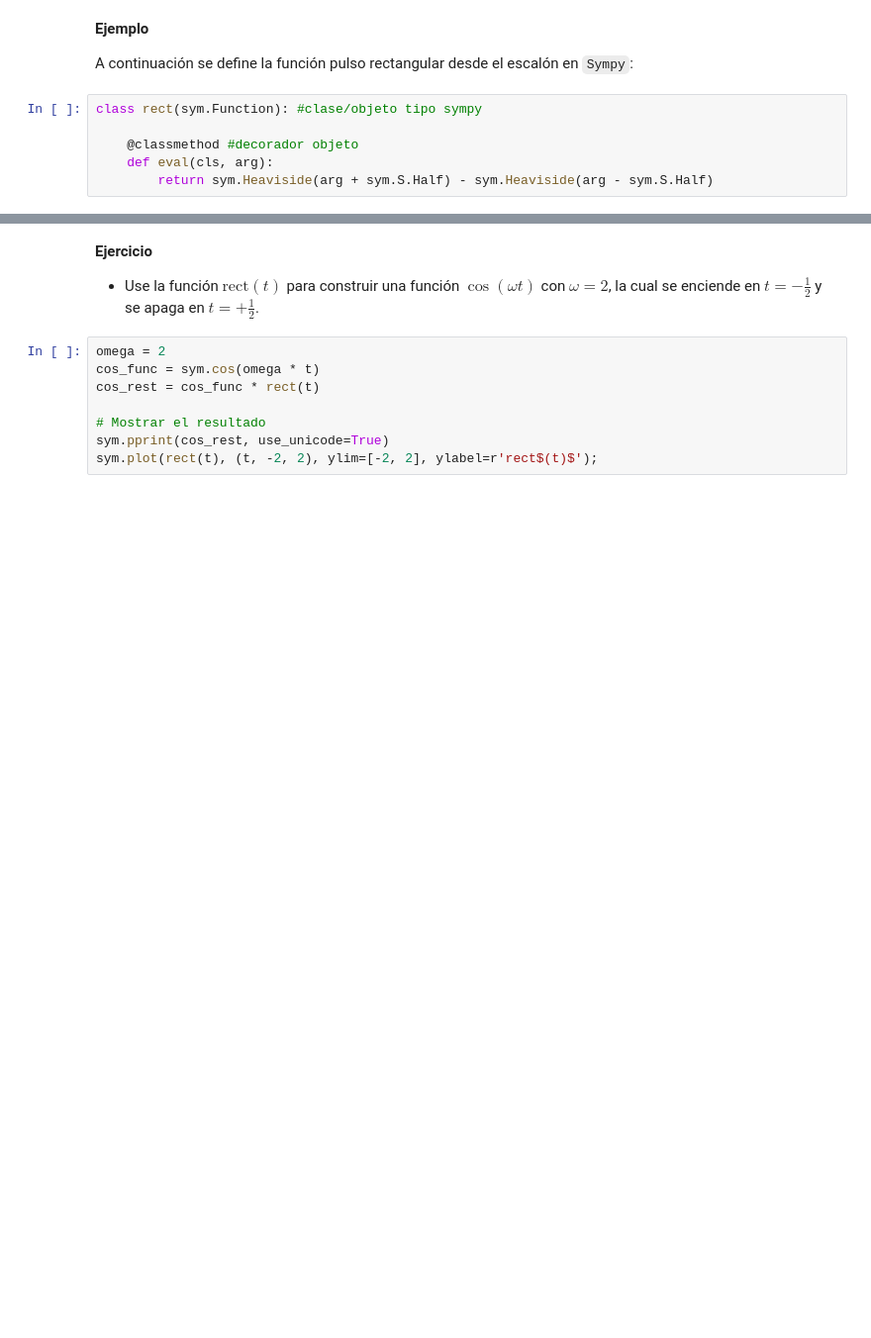
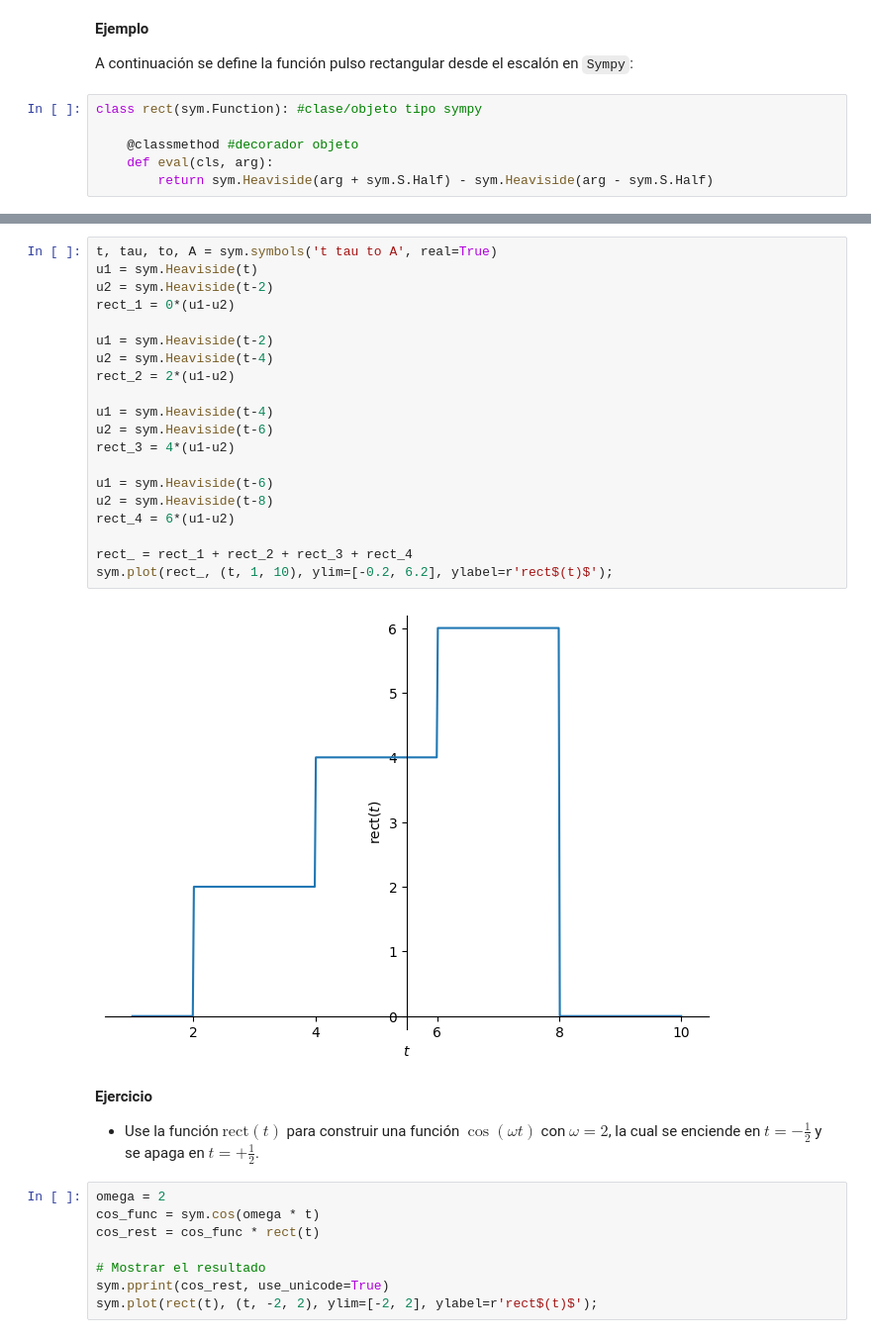
Before and after one commit to SlLeonn/SenalesySistemas, a Jupyter notebook: Cuaderno2.ipynb, the cells around one changed output, grey strips where cells are left out. Shown: that part at 99% size. Cells and saved outputs as stored; diff of their text form; blank space fills up the shorter version.

```diff
--- a/Cuaderno2.ipynb
+++ b/Cuaderno2.ipynb
@@ -256,3 +267,25 @@ sym.plot(rect(t), (t, -1, 1), ylim=[-0.2, 1.2], ylabel=r'rect$(t)$');
+# %%
+t, tau, to, A = sym.symbols('t tau to A', real=True)
+u1 = sym.Heaviside(t)
+u2 = sym.Heaviside(t-2)
+rect_1 = 0*(u1-u2)
+
+u1 = sym.Heaviside(t-2)
+u2 = sym.Heaviside(t-4)
+rect_2 = 2*(u1-u2)
+
+u1 = sym.Heaviside(t-4)
+u2 = sym.Heaviside(t-6)
+rect_3 = 4*(u1-u2)
+
+u1 = sym.Heaviside(t-6)
+u2 = sym.Heaviside(t-8)
+rect_4 = 6*(u1-u2)
+
+rect_ = rect_1 + rect_2 + rect_3 + rect_4
+sym.plot(rect_, (t, 1, 10), ylim=[-0.2, 6.2], ylabel=r'rect$(t)$');
+# %% [output]
+[figure, added]
 # %% [markdown]
 **Ejercicio**
 
```
Also changed, not shown: parts of 16 cells of this notebook.
